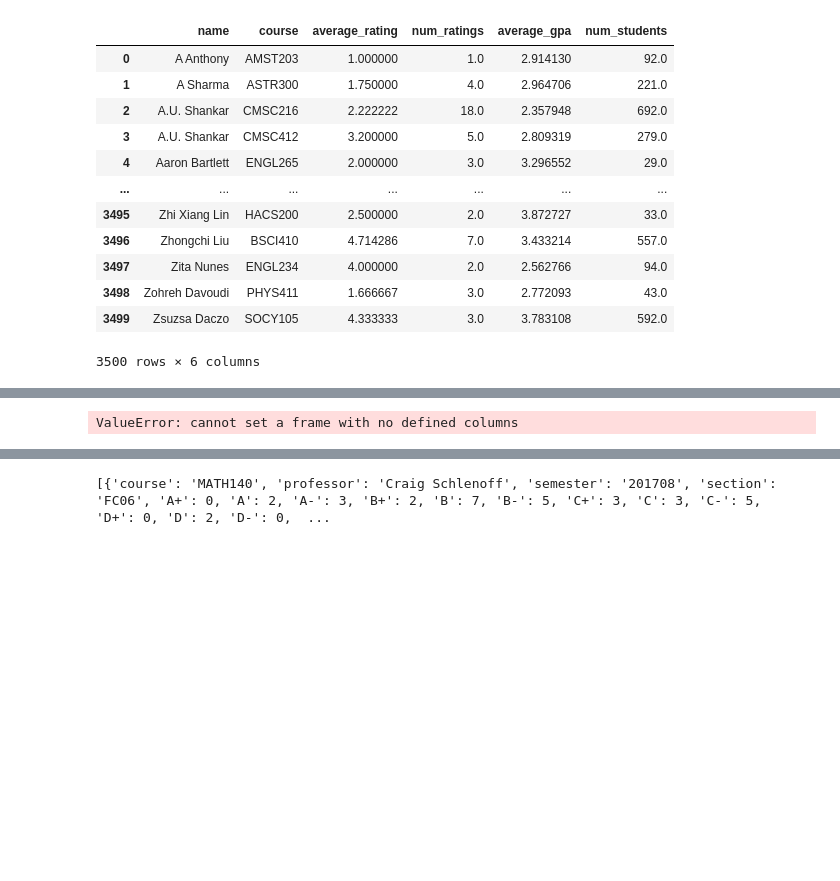
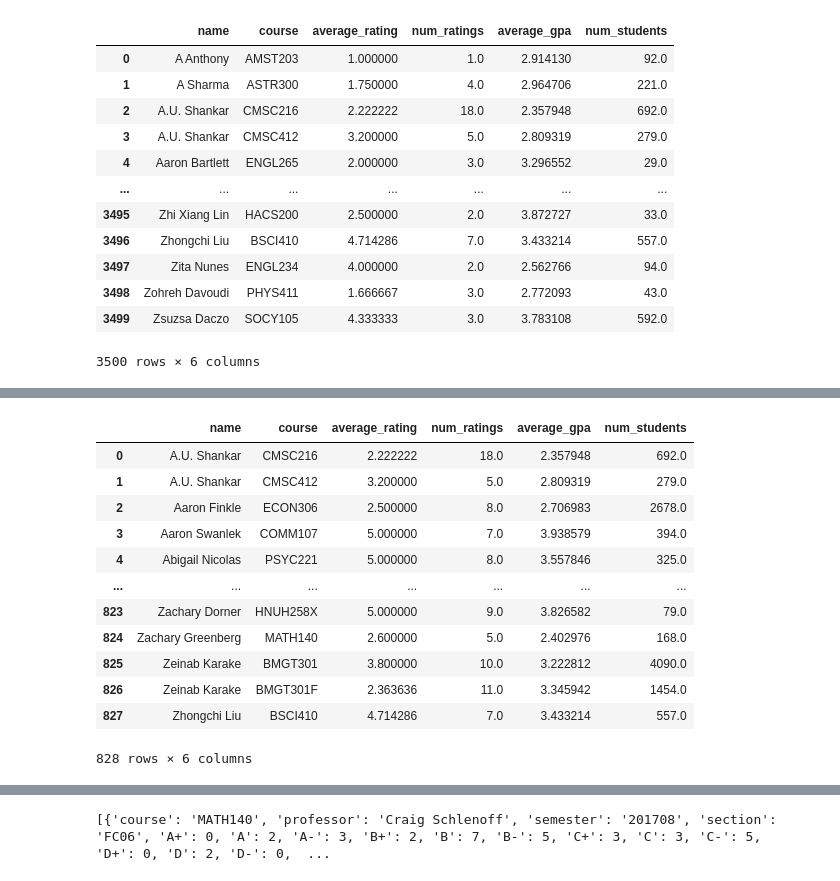
Before and after one commit to aaronl1661/teacherSalaryAnalysis, a Jupyter notebook: grades_reviews/grades_reviews.ipynb, the cells around one changed output, grey strips where cells are left out. Drawn from its saved outputs; the diff is of its cells as text; code cells hidden in the pictures; blank space fills up the shorter version.

```diff
--- a/grades_reviews/grades_reviews.ipynb
+++ b/grades_reviews/grades_reviews.ipynb
@@ -275,14 +260,31 @@ plt.show()
 # %%
 # getting rid of professor/class combinations with less than 5 reviews
 
 five_or_more_df = pd.DataFrame()
 count = 0
 
 for index, row in both_averages_df.iterrows():
     if both_averages_df.at[index, "num_ratings"] >= 5:
-        five_or_more_df.loc[count] = both_averages_df.loc[index].copy()
+        five_or_more_df.at[count, "name"] = both_averages_df.at[index, "name"]
+        five_or_more_df.at[count, "course"] = both_averages_df.at[index, "course"]
+        five_or_more_df.at[count, "average_rating"] = both_averages_df.at[index, "average_rating"]
+        five_or_more_df.at[count, "num_ratings"] = both_averages_df.at[index, "num_ratings"]
+        five_or_more_df.at[count, "average_gpa"] = both_averages_df.at[index, "average_gpa"]
+        five_or_more_df.at[count, "num_students"] = both_averages_df.at[index, "num_students"]
         count = count + 1
 
 five_or_more_df
 # %% [output]
+|  | name | course | average_rating | num_ratings | average_gpa | num_students |
+| 0 | A.U. Shankar | CMSC216 | 2.222222 | 18.0 | 2.357948 | 692.0 |
+| 1 | A.U. Shankar | CMSC412 | 3.200000 | 5.0 | 2.809319 | 279.0 |
+| 2 | Aaron Finkle | ECON306 | 2.500000 | 8.0 | 2.706983 | 2678.0 |
+| 3 | Aaron Swanlek | COMM107 | 5.000000 | 7.0 | 3.938579 | 394.0 |
+| 4 | Abigail Nicolas | PSYC221 | 5.000000 | 8.0 | 3.557846 | 325.0 |
+| ... | ... | ... | ... | ... | ... | ... |
+| 823 | Zachary Dorner | HNUH258X | 5.000000 | 9.0 | 3.826582 | 79.0 |
+| 824 | Zachary Greenberg | MATH140 | 2.600000 | 5.0 | 2.402976 | 168.0 |
+| 825 | Zeinab Karake | BMGT301 | 3.800000 | 10.0 | 3.222812 | 4090.0 |
+| 826 | Zeinab Karake | BMGT301F | 2.363636 | 11.0 | 3.345942 | 1454.0 |
+| 827 | Zhongchi Liu | BSCI410 | 4.714286 | 7.0 | 3.433214 | 557.0 |
-ValueError: cannot set a frame with no defined columns
+828 rows × 6 columns
```
Also changed, not shown: parts of 3 cells of this notebook.
